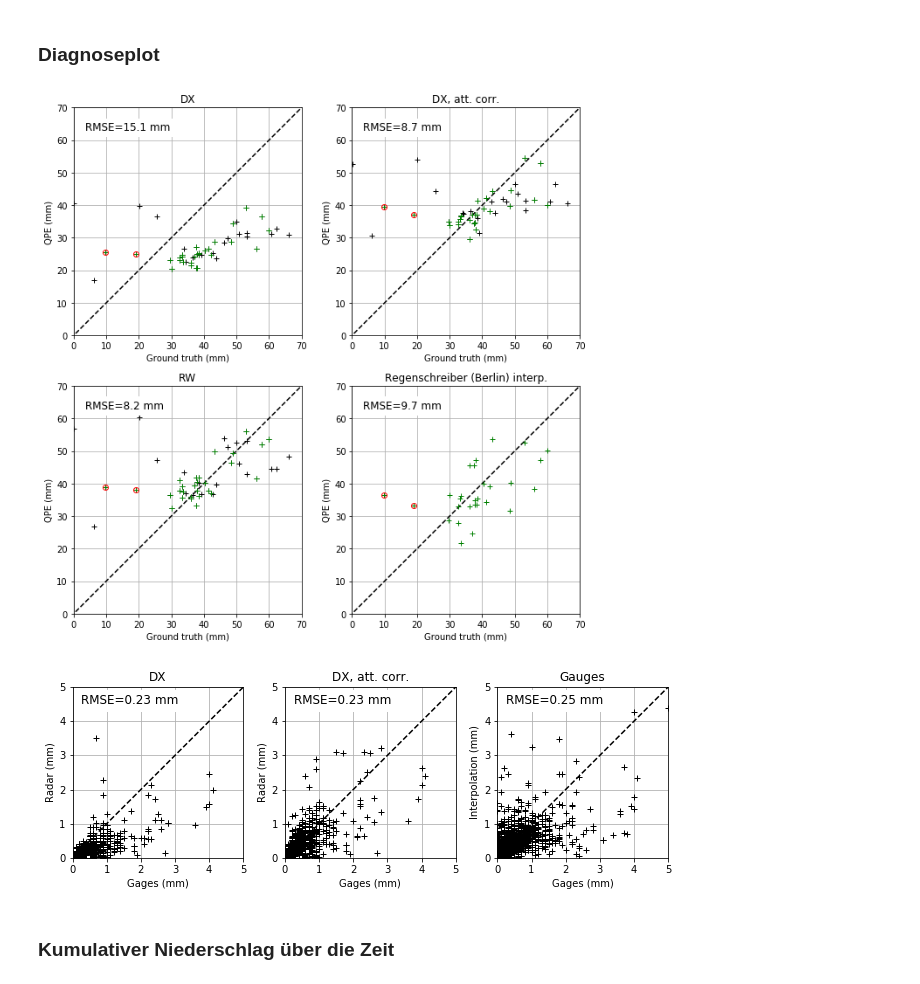
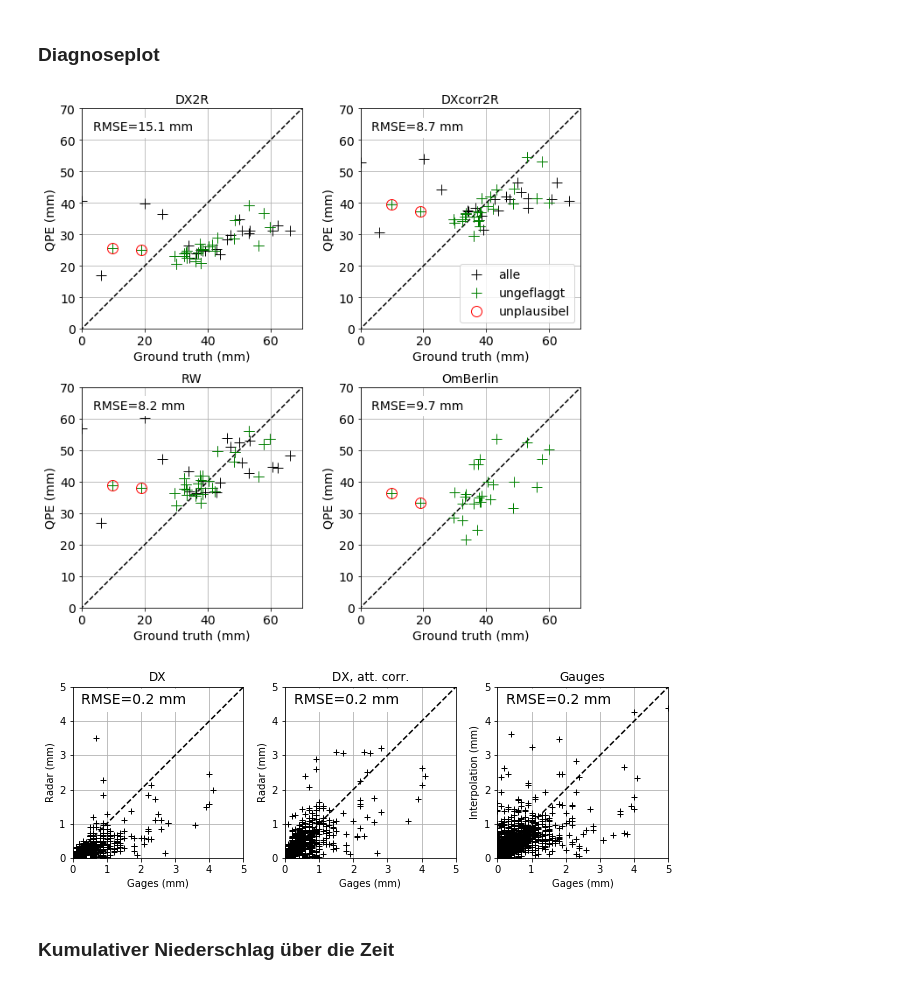
Before and after one commit to heistermann/rain-in-berlin, a Jupyter notebook: berlin_reanalysis.ipynb, the cells around one changed output. Cells and saved outputs as stored; diff of their text form; code cells hidden in the pictures.

```diff
--- a/berlin_reanalysis.ipynb
+++ b/berlin_reanalysis.ipynb
@@ -315,67 +353,76 @@ cb.ax.tick_params(labelsize=15)
 ### Diagnoseplot
 # %%
 def rmse2plot(x,y, maxval):
-    plt.text(0.05*maxval, 0.9*maxval, "RMSE=%.2f mm" % h.rmse(x, y),
-             fontsize=12, backgroundcolor="white")
+    plt.text(0.05*maxval, 0.9*maxval, "RMSE=%.1f mm" % h.rmse(x, y),
+             fontsize=14, backgroundcolor="white")
 # %%
 maxval = 70
+fontsize = 14
+ms=12
 fig = plt.figure(figsize=(9,9))
 ax = plt.subplot(221, aspect="equal")
 plt.plot([-10, 100], [-10, 100], "k--")
-plt.plot(np.array(gdata.sum()), dx_at_gauge.sum(axis=0), "k+")
-plt.plot(np.array(gdata.sum())[gix], dx_at_gauge.sum(axis=0)[gix], "g+")
-plt.plot(np.array(gdata.sum())[gix][bgix], dx_at_gauge.sum(axis=0)[gix][bgix], "ro", mfc="None")
+plt.plot(np.array(gdata.sum()), dx_at_gauge.sum(axis=0), "k+", ms=ms, label="alle")
+plt.plot(np.array(gdata.sum())[gix], dx_at_gauge.sum(axis=0)[gix], "g+", ms=ms, label="ungeflaggt")
+plt.plot(np.array(gdata.sum())[gix][bgix], dx_at_gauge.sum(axis=0)[gix][bgix], "ro", mfc="None", ms=ms, label="fehlerhaft")
 plt.xlim(0,maxval)
 plt.ylim(0,maxval)
-plt.xlabel("Ground truth (mm)")
-plt.ylabel("QPE (mm)")
+plt.xlabel("Ground truth (mm)", fontsize=fontsize)
+plt.ylabel("QPE (mm)", fontsize=fontsize)
 plt.grid()
-plt.title("DX")
+plt.title("DX2R", fontsize=fontsize)
 rmse2plot(np.array(gdata.sum())[gix], dx_at_gauge.sum(axis=0)[gix], maxval)
+ax.tick_params(labelsize=fontsize)
 
 ax = plt.subplot(222, aspect="equal")
 plt.plot([-10, 100], [-10, 100], "k--")
-plt.plot(np.array(gdata.sum()), dx2_at_gauge.sum(axis=0), "k+")
-plt.plot(np.array(gdata.sum())[gix], dx2_at_gauge.sum(axis=0)[gix], "g+")
-plt.plot(np.array(gdata.sum())[gix][bgix], dx2_at_gauge.sum(axis=0)[gix][bgix], "ro", mfc="None")
+plt.plot(np.array(gdata.sum()), dx2_at_gauge.sum(axis=0), "k+", ms=ms, label="alle")
+plt.plot(np.array(gdata.sum())[gix], dx2_at_gauge.sum(axis=0)[gix], "g+", ms=ms, label="ungeflaggt")
+plt.plot(np.array(gdata.sum())[gix][bgix], dx2_at_gauge.sum(axis=0)[gix][bgix], "ro", mfc="None", ms=ms, label="unplausibel")
 plt.xlim(0,maxval)
 plt.ylim(0,maxval)
-plt.xlabel("Ground truth (mm)")
-plt.ylabel("QPE (mm)")
+plt.xlabel("Ground truth (mm)", fontsize=fontsize)
+plt.ylabel("QPE (mm)", fontsize=fontsize)
 plt.grid()
-plt.title("DX, att. corr.")
+plt.title("DXcorr2R", fontsize=fontsize)
 rmse2plot(np.array(gdata.sum())[gix], dx2_at_gauge.sum(axis=0)[gix], maxval)
+ax.tick_params(labelsize=fontsize)
+plt.legend(loc="lower right", fontsize=fontsize)
 
 ax = plt.subplot(223, aspect="equal")
 plt.plot([-10, 100], [-10, 100], "k--")
-plt.plot(np.array(gdata.sum()), rw_at_gauge.sum(axis=0), "k+")
-plt.plot(np.array(gdata.sum())[gix], rw_at_gauge.sum(axis=0)[gix], "g+")
-plt.plot(np.array(gdata.sum())[gix][bgix], rw_at_gauge.sum(axis=0)[gix][bgix], "ro", mfc="None")
+plt.plot(np.array(gdata.sum()), rw_at_gauge.sum(axis=0), "k+", ms=ms)
+plt.plot(np.array(gdata.sum())[gix], rw_at_gauge.sum(axis=0)[gix], "g+", ms=ms)
+plt.plot(np.array(gdata.sum())[gix][bgix], rw_at_gauge.sum(axis=0)[gix][bgix], "ro", mfc="None", ms=ms)
 plt.xlim(0,maxval)
 plt.ylim(0,maxval)
-plt.xlabel("Ground truth (mm)")
-plt.ylabel("QPE (mm)")
+plt.xlabel("Ground truth (mm)", fontsize=fontsize)
+plt.ylabel("QPE (mm)", fontsize=fontsize)
 plt.grid()
-plt.title("RW")
+plt.title("RW", fontsize=fontsize)
 rmse2plot(np.array(gdata.sum())[gix], rw_at_gauge.sum(axis=0)[gix], maxval)
+ax.tick_params(labelsize=fontsize)
 
 ax = plt.subplot(224, aspect="equal")
 plt.plot([-10, 100], [-10, 100], "k--")
 #plt.plot(gosum_all_obs, gosum_all_est, "k+")
 #plt.plot(gosum_all_obs[gix], gosum_all_est[gix], "g+")
-plt.plot(gosum_gix_obs, gosum_gix_est, "g+")
-plt.plot(gosum_gix_obs[bgix], gosum_gix_est[bgix], "ro", mfc="none")
+plt.plot(gosum_gix_obs, gosum_gix_est, "g+", ms=ms)
+plt.plot(gosum_gix_obs[bgix], gosum_gix_est[bgix], "ro", mfc="none", ms=ms)
 plt.xlim(0,maxval)
 plt.ylim(0,maxval)
-plt.xlabel("Ground truth (mm)")
-plt.ylabel("QPE (mm)")
+plt.xlabel("Ground truth (mm)", fontsize=fontsize)
+plt.ylabel("QPE (mm)", fontsize=fontsize)
 plt.grid()
-plt.title("Regenschreiber (Berlin) interp.")
+plt.title("OmBerlin", fontsize=fontsize)
 rmse2plot(gosum_gix_obs, gosum_gix_est, maxval)
+ax.tick_params(labelsize=fontsize)
 
 plt.tight_layout()
+
+plt.savefig("figs/scatter.png", dpi=200)
 # %% [output]
-[figure, old version]
+[figure, new version]
 # %%
 maxval = 5
 fig = plt.figure(figsize=(9,9))
@@ -433,7 +480,7 @@ rmse2plot(np.array(gdata)[:,gix], go_all_5min[:,gix], maxval)
 
 plt.tight_layout()
 # %% [output]
-[figure, old version]
+[figure, new version]
 # %% [markdown]
 ### Kumulativer Niederschlag über die Zeit
 # %%
```
Also changed, not shown: parts of 12 cells of this notebook, 7 other files.
